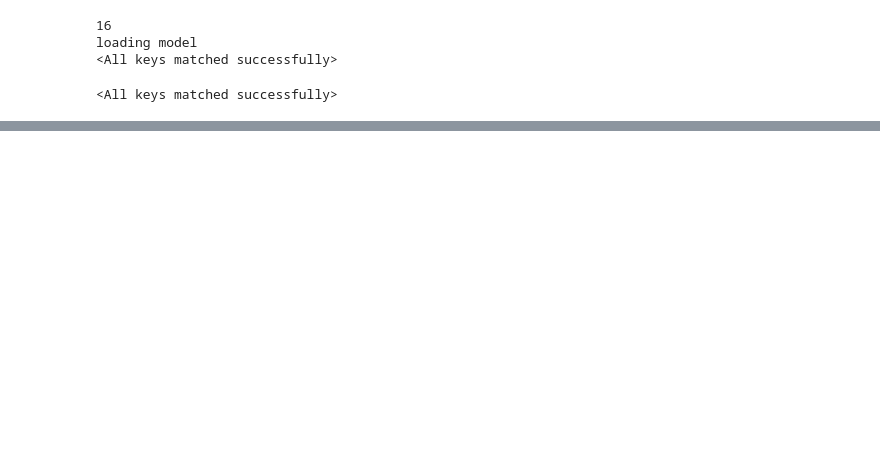
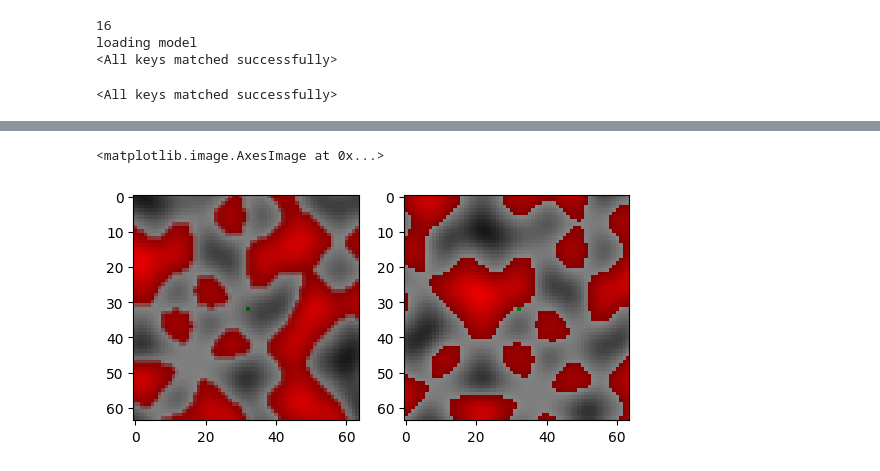
Before and after one commit to jaron-cui/nwm-planning, a Jupyter notebook: experiment/planning.ipynb, the cells around one changed output, grey strips where cells are left out. Cells and saved outputs as stored; diff of their text form; code cells hidden in the pictures; blank space fills up the shorter version.

```diff
--- a/experiment/planning.ipynb
+++ b/experiment/planning.ipynb
@@ -125,0 +359,19 @@ def on_click(event, x, y, flags, param):
+# %%
+start_state = Topo.random()
+target_position = (state.position + (np.random.rand(2) * 2 - 1) * 20).round().astype(np.int32)
+while state.terrain[target_position[1], target_position[0]] >= state.wall_height:
+  target_position = (state.position + (np.random.rand(2) * 2 - 1) * 20).round().astype(np.int32)
+
+start_state_image = start_state.render(64)
+
+goal_state = start_state.copy()
+goal_state.position = target_position
+goal_state_image = goal_state.render(64)
+
+import matplotlib.pyplot as plt
+fig, axes = plt.subplots(1, 2)
+axes[0].imshow(start_state_image)
+axes[1].imshow(goal_state_image)
+# %% [output]
+<matplotlib.image.AxesImage at 0x...>
+[figure, added]
```
Also changed, not shown: parts of 9 cells of this notebook.
